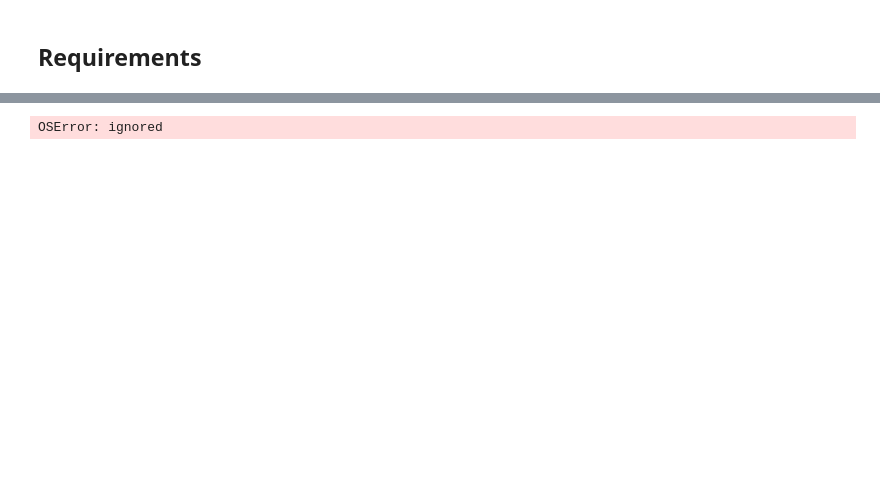
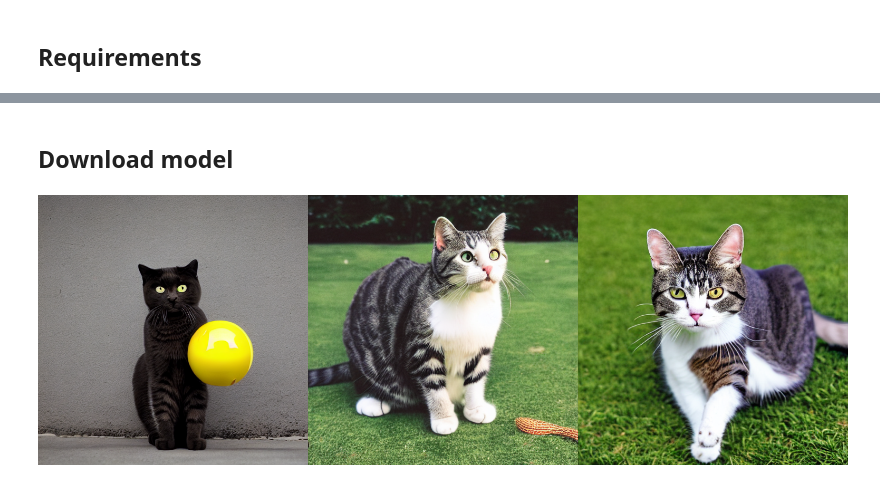
Before and after one commit to MateoProjects/DDIM-Self-Study, a Jupyter notebook: Stable_Diffusion_TFM.ipynb, the cells around one changed output, grey strips where cells are left out. Saved outputs shown, nothing was run; the diff lists cells and outputs as text; code cells hidden in the pictures; blank space fills up the shorter version.

```diff
--- a/Stable_Diffusion_TFM.ipynb
+++ b/Stable_Diffusion_TFM.ipynb
@@ -25,7 +40,9 @@ Successfully installed diffusers-0.2.3 huggingface-hub-0.8.1 tokenizers-0.12.1 t
+# %% [markdown]
+## Download model
 # %%
 from torch import autocast
 from diffusers import StableDiffusionPipeline, LMSDiscreteScheduler
-
+import torch
 # this will substitute the default PNDM scheduler for K-LMS
 lms = LMSDiscreteScheduler(
     beta_start=0.00085,
@@ -33,16 +50,29 @@ lms = LMSDiscreteScheduler(
     beta_schedule="scaled_linear"
 )
 
-pipe = StableDiffusionPipeline.from_pretrained(
-    "CompVis/stable-diffusion-v1-4",
-    scheduler=lms,
-    use_auth_token=True
-).to("cuda")
-
-prompt = "a photo of an astronaut riding a horse on mars"
-with autocast("cuda"):
-    image = pipe(prompt)["sample"][0]
-
-image.save("astronaut_rides_horse.png")
+pipe = StableDiffusionPipeline.from_pretrained("CompVis/stable-diffusion-v1-4", revision="fp16", torch_dtype=torch.float16, use_auth_token=True).to("cuda")
-# %% [output]
-OSError: ignored
+# %%
+#StableDiffusionPipeline.save_pretrained(pipe, save_directory=".")
+from PIL import Image
+
+def image_grid(imgs, rows, cols):
+    assert len(imgs) == rows*cols
+
+    w, h = imgs[0].size
+    grid = Image.new('RGB', size=(cols*w, rows*h))
+    grid_w, grid_h = grid.size
+
+    for i, img in enumerate(imgs):
+        grid.paste(img, box=(i%cols*w, i//cols*h))
+    return grid
+# %%
+num_images = 3
+prompt = ["a cat with a ball"] * num_images
+
+with autocast("cuda"):
+  images = pipe(prompt)["sample"]
+
+grid = image_grid(images, rows=1, cols=3)
+grid
+# %% [output]
+[figure, added]
```
Also changed, not shown: parts of 3 cells of this notebook.
